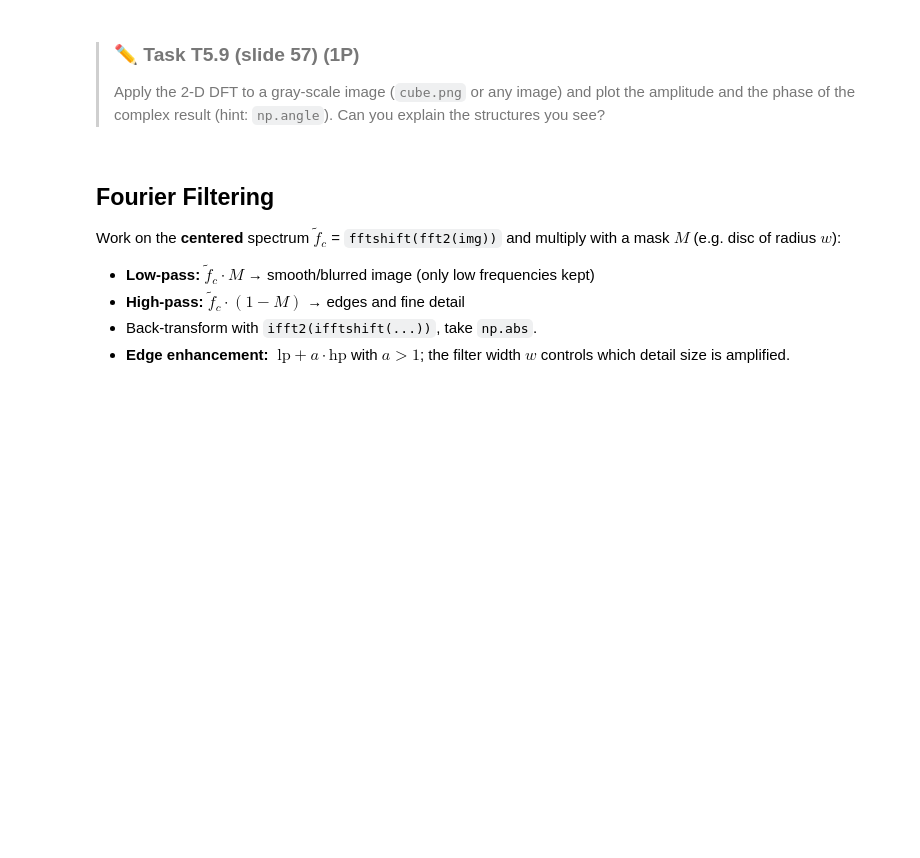
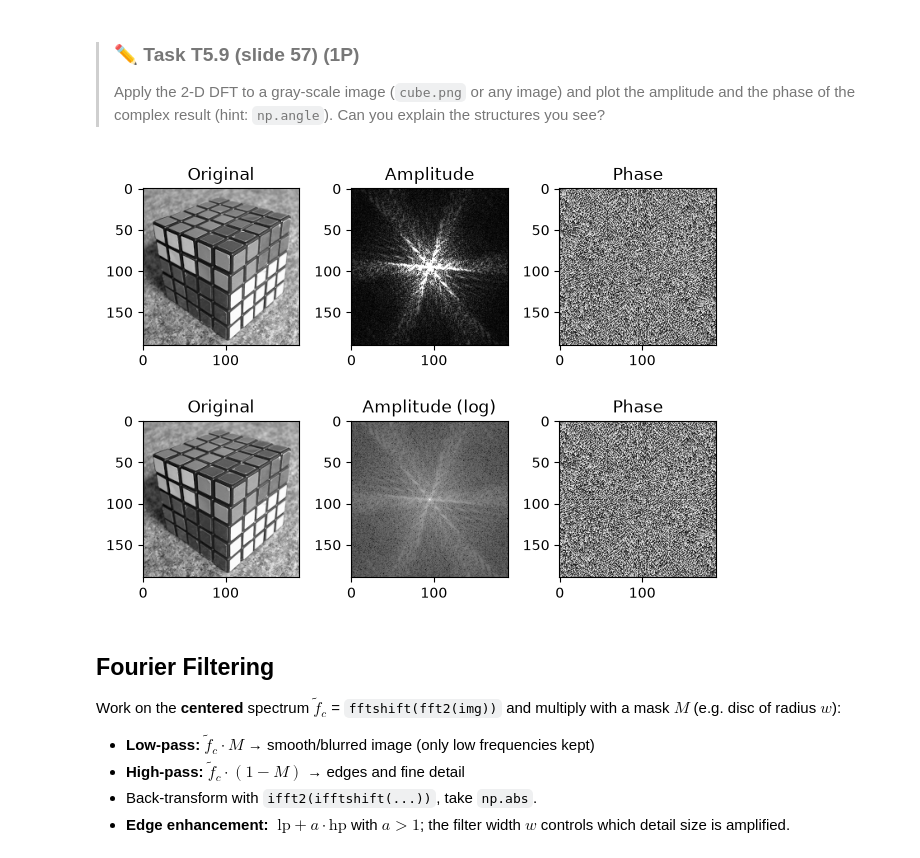
Before and after one commit to Serenkii/MasterAstrophysics-Coding, a Jupyter notebook: 04-ch4-summary.ipynb, the cells around one changed output. Cells and saved outputs as stored; diff of their text form; code cells hidden in the pictures; blank space fills up the shorter version.

```diff
--- a/04-ch4-summary.ipynb
+++ b/04-ch4-summary.ipynb
@@ -367,6 +446,40 @@ $\tilde f$ is complex: $\tilde f = |\tilde f|\,e^{i\varphi}$.
 # %% [markdown]
 > ### ✏️ Task T5.9 (slide 57) (1P)
 > Apply the 2-D DFT to a gray-scale image (`cube.png` or any image) and plot the amplitude and the phase of the complex result (hint: `np.angle`). Can you explain the structures you see?
+# %%
+import matplotlib as mpl
+from matplotlib import pyplot as plt
+import numpy as np
+
+img_raw = np.mean(plt.imread("cube.png"), axis=2)
+
+img_F = np.fft.fftshift(np.fft.fft2(img_raw))
+
+fig, axs = plt.subplots(2, 3)
+axs = axs.flatten()
+
+axs[0].imshow(img_raw, cmap="gray")
+axs[0].set_title("Original")
+
+axs[1].imshow(np.abs(img_F), cmap="gray", vmin=0, vmax=100)
+axs[1].set_title("Amplitude")
+
+axs[2].imshow(np.angle(img_F), cmap="gray")
+axs[2].set_title("Phase")
+
+axs[3].imshow(img_raw, cmap="gray")
+axs[3].set_title("Original")
+
+axs[4].imshow(np.log(np.abs(img_F)+0.01), cmap="gray")
+axs[4].set_title("Amplitude (log)")
+
+axs[5].imshow(np.angle(img_F), cmap="gray")
+axs[5].set_title("Phase")
+
+
+fig.tight_layout()
+# %% [output]
+[figure, added]
 # %% [markdown]
 ## Fourier Filtering
 Work on the **centered** spectrum $\tilde f_c$ = `fftshift(fft2(img))` and multiply with a mask $M$ (e.g. disc of radius $w$):
```
Also changed, not shown: parts of 7 cells of this notebook, 1 other file.
